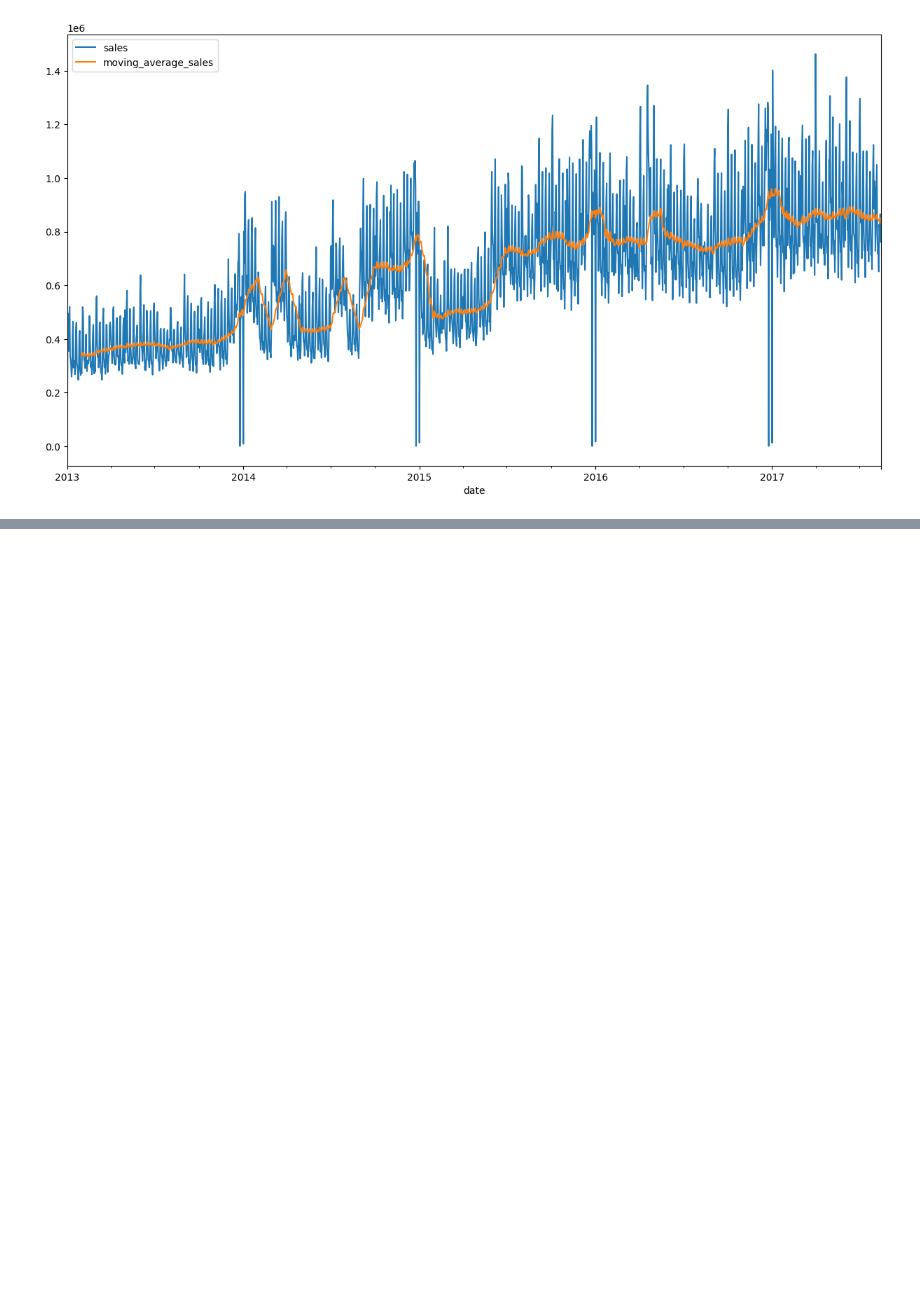
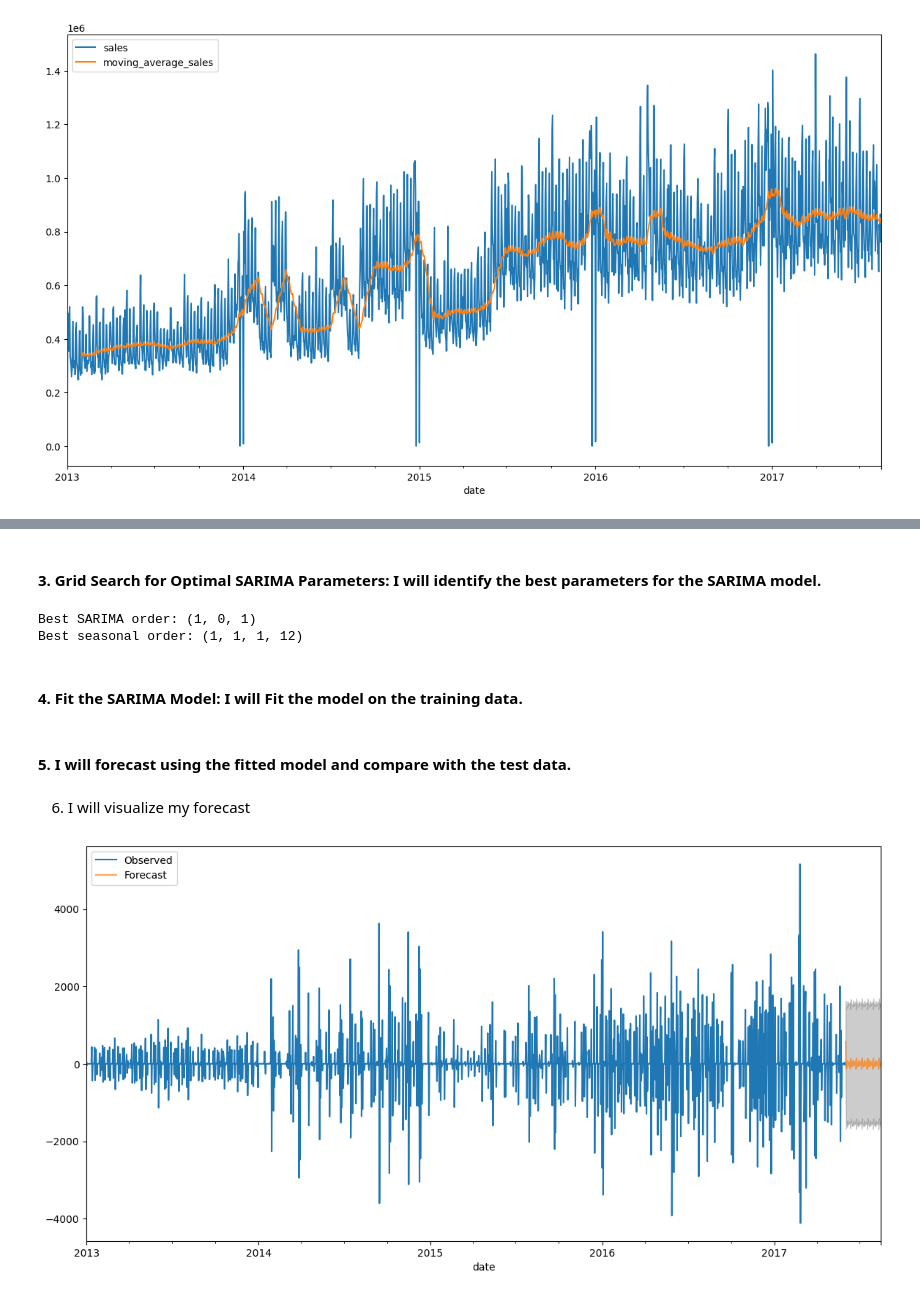
Before and after one commit to OngomaElias/A-Time-Series-Regression-Favorita, a Jupyter notebook: Notebook/Main.ipynb, the cells around one changed output, grey strips where cells are left out. Saved outputs shown, nothing was run; the diff lists cells and outputs as text; code cells hidden in the pictures; blank space fills up the shorter version.

```diff
--- a/Notebook/Main.ipynb
+++ b/Notebook/Main.ipynb
@@ -2530,0 +2687,58 @@ sum_daily_sales_df.plot()
+# %% [markdown]
+#### 3. Grid Search for Optimal SARIMA Parameters: I will identify the best parameters for the SARIMA model.
+# %%
+# Step 3: Grid search for SARIMA parameters
+p = d = q = range(0, 2)
+pdq = list(itertools.product(p, d, q))
+seasonal_pdq = [(x[0], x[1], x[2], 12) for x in pdq]
+best_aic = np.inf
+best_order = None
+best_seasonal_order = None
+
+for param in pdq:
+    for seasonal_param in seasonal_pdq:
+        try:
+            mod = SARIMAX(train_df['sales_diff'],
+                          order=param,
+                          seasonal_order=seasonal_param,
+                          enforce_stationarity=False,
+                          enforce_invertibility=False)
+            results = mod.fit(disp=False)
+            if results.aic < best_aic:
+                best_aic = results.aic
+                best_order = param
+                best_seasonal_order = seasonal_param
+        except:
+            continue
+
+print(f'Best SARIMA order: {best_order}')
+print(f'Best seasonal order: {best_seasonal_order}')
+# %% [output]
+Best SARIMA order: (1, 0, 1)
+Best seasonal order: (1, 1, 1, 12)
+# %% [markdown]
+#### 4. Fit the SARIMA Model: I will Fit the model on the training data.
+# %%
+# Step 4: Fit the best SARIMA model
+model = SARIMAX(train_df['sales_diff'], order=best_order, seasonal_order=best_seasonal_order)
+results = model.fit(disp=False)
+# %% [markdown]
+#### 5. I will forecast using the fitted model and compare with the test data.
+# %%
+# Step 5: Forecast
+pred = results.get_forecast(steps=len(test_df))
+pred_ci = pred.conf_int()
+# %% [markdown]
+6. I will visualize my forecast
+# %%
+
+# Step 6: Plot the results
+ax = train_df['sales_diff'].plot(label='Observed', figsize=(14, 7))
+pred.predicted_mean.plot(ax=ax, label='Forecast', alpha=0.7)
+ax.fill_between(pred_ci.index,
+                pred_ci.iloc[:, 0],
+                pred_ci.iloc[:, 1], color='k', alpha=0.2)
+plt.legend()
+plt.show()
+# %% [output]
+[figure, added]
```
Also changed, not shown: parts of 29 cells of this notebook.
